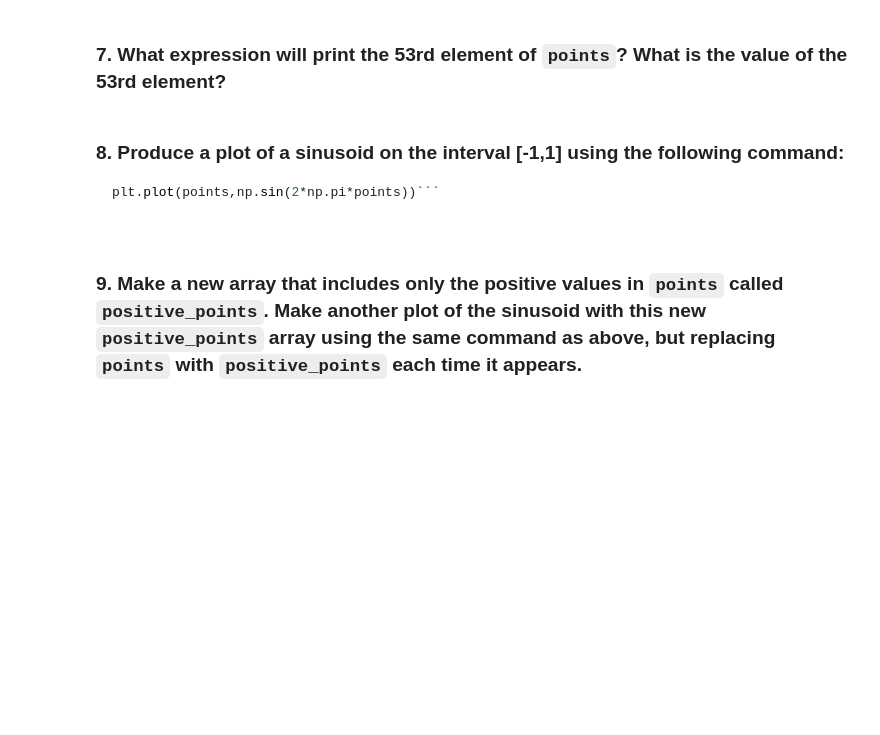
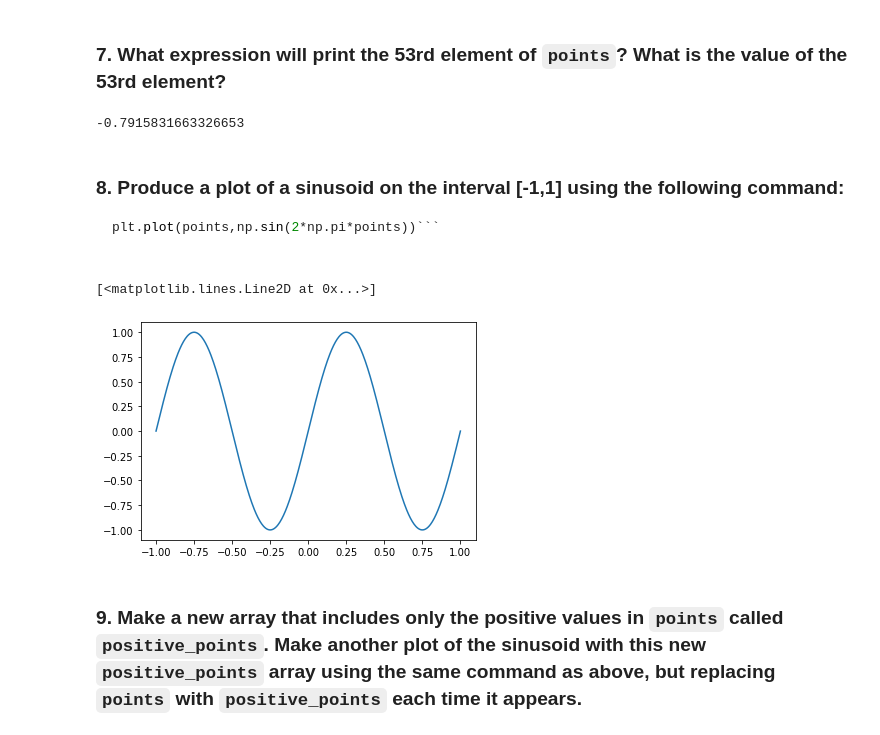
Before and after one commit to mbartlett01/AY3190, a Jupyter notebook: lessons/03.5_extra_numpy_Lastname.ipynb, the cells around one changed output. Cells and saved outputs as stored; diff of their text form; code cells hidden in the pictures; blank space fills up the shorter version.

````diff
--- a/lessons/03.5_extra_numpy_Lastname.ipynb
+++ b/lessons/03.5_extra_numpy_Lastname.ipynb
@@ -13,10 +32,22 @@
 # %% [markdown]
 ### 6. Look up what the function ```np.linspace``` does by bringing up the help window in your Jupyter notebook (check back to the ```numpy``` lesson notebok if you don't remember how to do this). Use ```np.linspace``` to create an array called ```points``` that contains 500 values evenly spaced  between -1 and 1.
+# %%
+np.linspace?
+points = np.linspace(-1, 1, 500) #Create 500 points from -1 to 1
 # %% [markdown]
 ### 7. What expression will print the 53rd element of ```points```? What is the value of the 53rd element?
+# %%
+print(points[52]) #Offset by 1 to account for 0 indexing
+# %% [output]
+-0.7915831663326653
 # %% [markdown]
 ### 8. Produce a plot of a sinusoid on the interval [-1,1] using the following command: <br>
 ```python
 plt.plot(points,np.sin(2*np.pi*points))```
+# %%
+plt.plot(points, np.sin(2*np.pi*points))
+# %% [output]
+[<matplotlib.lines.Line2D at 0x...>]
+[figure, added]
 # %% [markdown]
 ### 9. Make a new array that includes only the positive values in ```points``` called ```positive_points```. Make another plot of the sinusoid with this new ```positive_points``` array using the same command as above, but replacing ```points``` with ```positive_points``` each time it appears.
````
Also changed, not shown: parts of 7 cells of this notebook.
